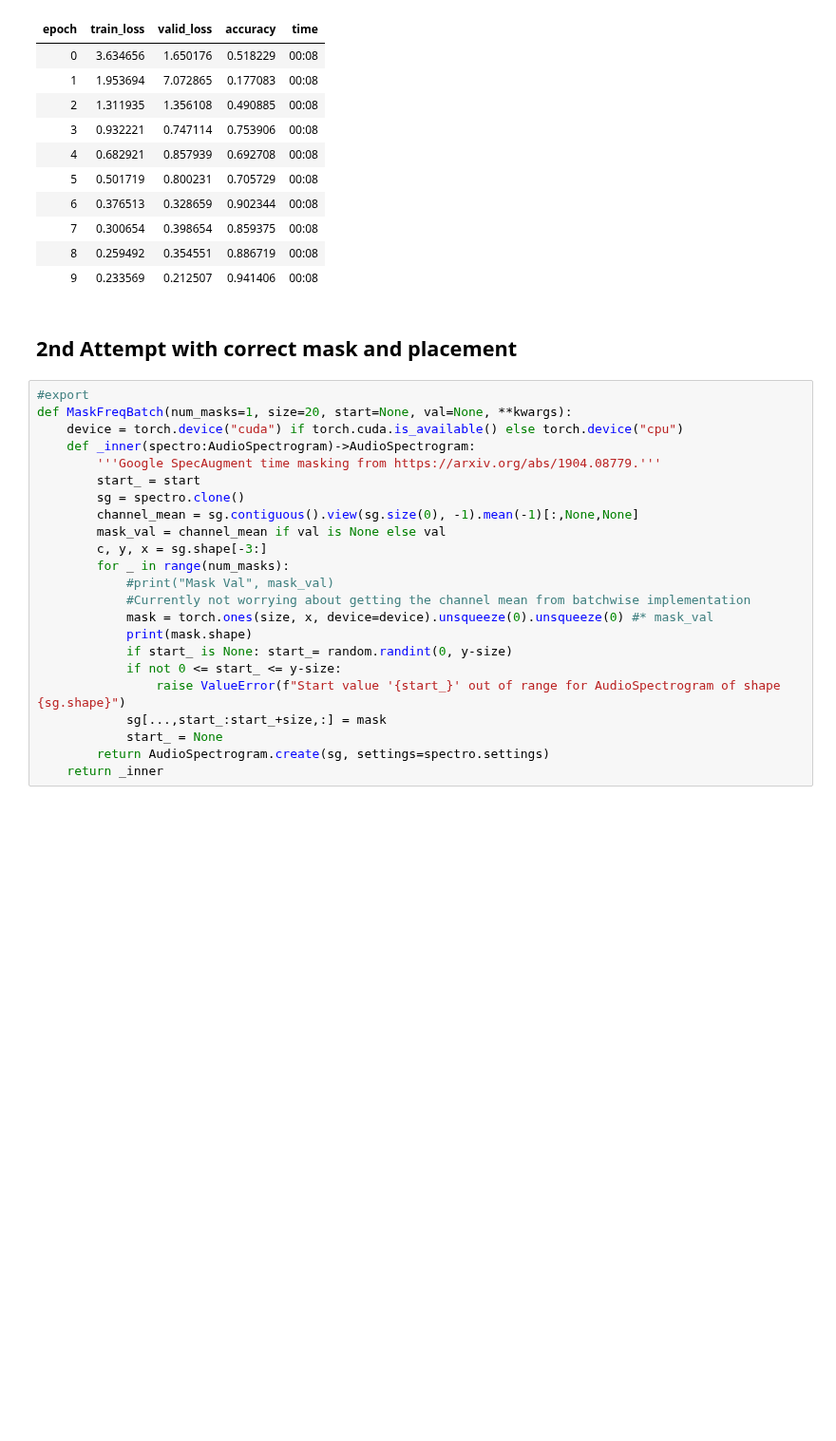
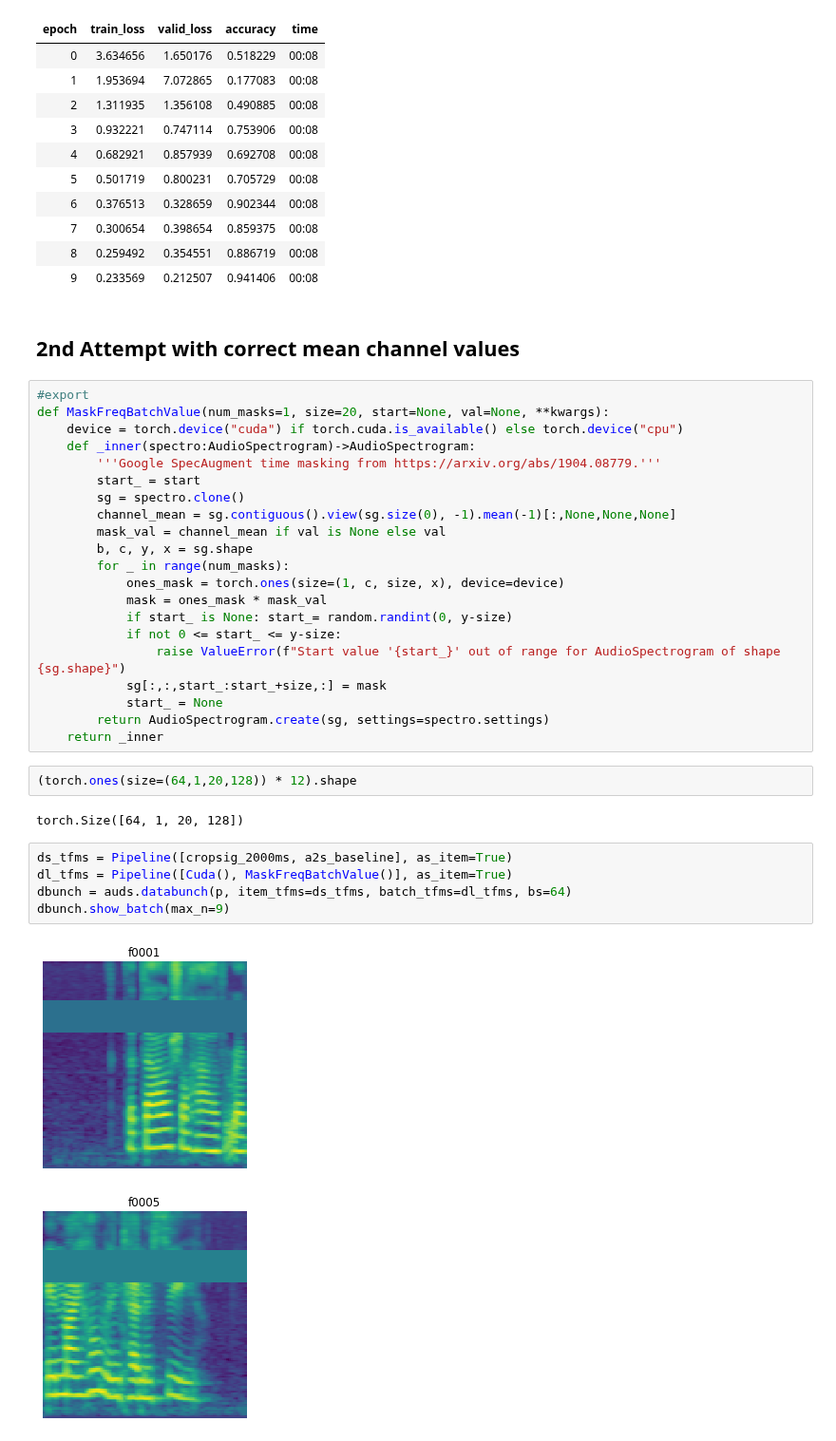
Before and after one commit to fastaudio/fastai2_audio, a Jupyter notebook: dev/72_audio_tutorial.ipynb, the cells around one changed output. Shown at 95% size. Cells and saved outputs as stored; diff of their text form; blank space fills up the shorter version.

Commit message:
channel mean working but placement broken

```diff
--- a/dev/72_audio_tutorial.ipynb
+++ b/dev/72_audio_tutorial.ipynb
@@ -327,27 +327,37 @@ learn.fit_one_cycle(10, lr_max=2e-1)
 | 8 | 0.259492 | 0.354551 | 0.886719 | 00:08 |
 | 9 | 0.233569 | 0.212507 | 0.941406 | 00:08 |
 # %% [markdown]
-## 2nd Attempt with correct mask and placement
+## 2nd Attempt with correct mean channel values
 # %%
 #export
-def MaskFreqBatch(num_masks=1, size=20, start=None, val=None, **kwargs):
+def MaskFreqBatchValue(num_masks=1, size=20, start=None, val=None, **kwargs):
     device = torch.device("cuda") if torch.cuda.is_available() else torch.device("cpu")
     def _inner(spectro:AudioSpectrogram)->AudioSpectrogram:
         '''Google SpecAugment time masking from https://arxiv.org/abs/1904.08779.'''
         start_ = start
         sg = spectro.clone()
-        channel_mean = sg.contiguous().view(sg.size(0), -1).mean(-1)[:,None,None]
+        channel_mean = sg.contiguous().view(sg.size(0), -1).mean(-1)[:,None,None,None]
         mask_val = channel_mean if val is None else val
-        c, y, x = sg.shape[-3:]
+        b, c, y, x = sg.shape
         for _ in range(num_masks):
-            #print("Mask Val", mask_val)
-            #Currently not worrying about getting the channel mean from batchwise implementation
-            mask = torch.ones(size, x, device=device).unsqueeze(0).unsqueeze(0) #* mask_val
-            print(mask.shape)
+            ones_mask = torch.ones(size=(1, c, size, x), device=device)
+            mask = ones_mask * mask_val
             if start_ is None: start_= random.randint(0, y-size)
             if not 0 <= start_ <= y-size:
                 raise ValueError(f"Start value '{start_}' out of range for AudioSpectrogram of shape {sg.shape}")
-            sg[...,start_:start_+size,:] = mask
+            sg[:,:,start_:start_+size,:] = mask
             start_ = None
         return AudioSpectrogram.create(sg, settings=spectro.settings)
     return _inner
+# %%
+(torch.ones(size=(64,1,20,128)) * 12).shape
+# %% [output]
+torch.Size([64, 1, 20, 128])
+# %%
+ds_tfms = Pipeline([cropsig_2000ms, a2s_baseline], as_item=True)
+dl_tfms = Pipeline([Cuda(), MaskFreqBatchValue()], as_item=True)
+dbunch = auds.databunch(p, item_tfms=ds_tfms, batch_tfms=dl_tfms, bs=64)
+dbunch.show_batch(max_n=9)
+# %% [output]
+[figure, added]
+[figure, added]
```
Also changed, not shown: parts of 11 cells of this notebook.
